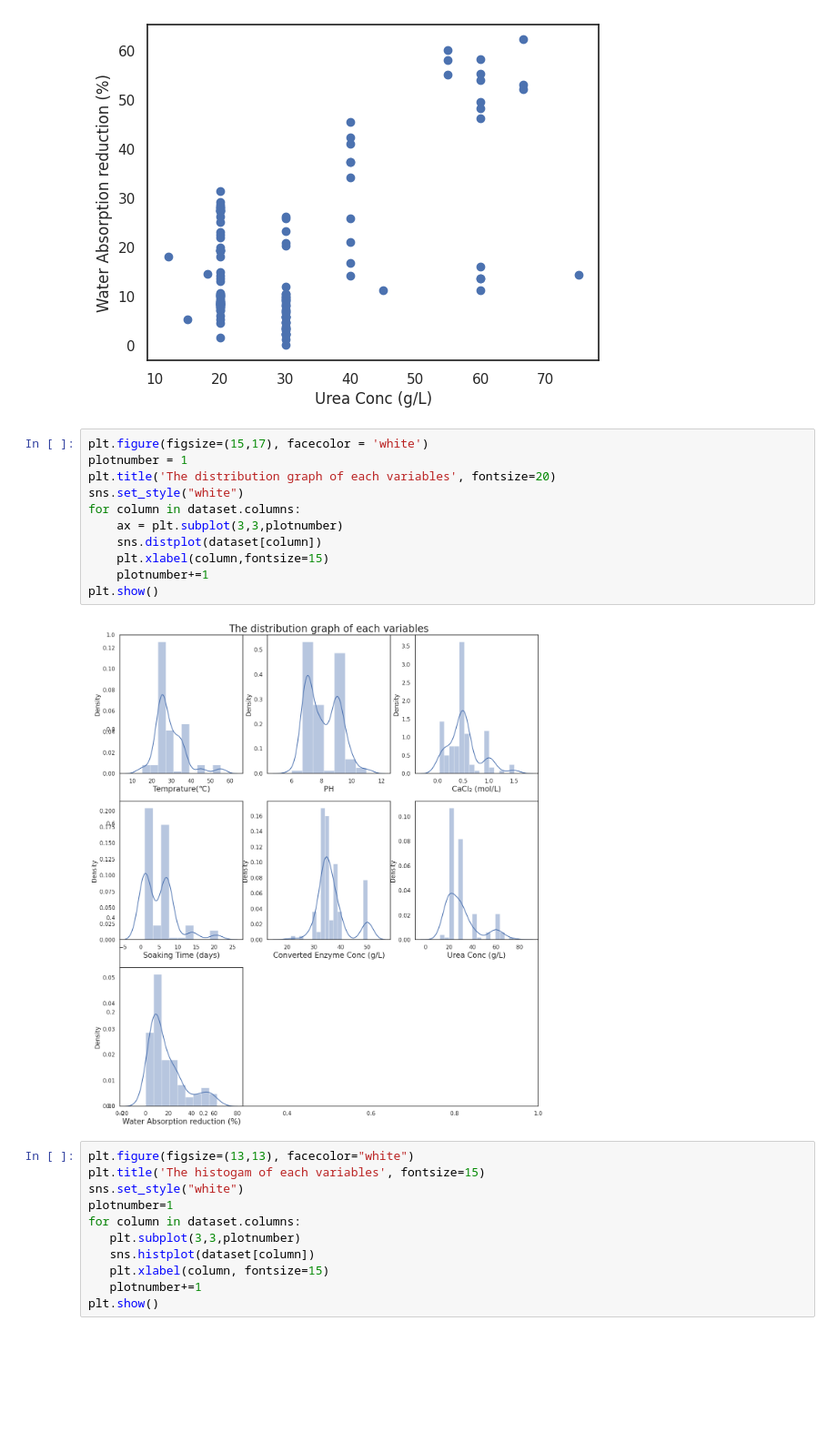
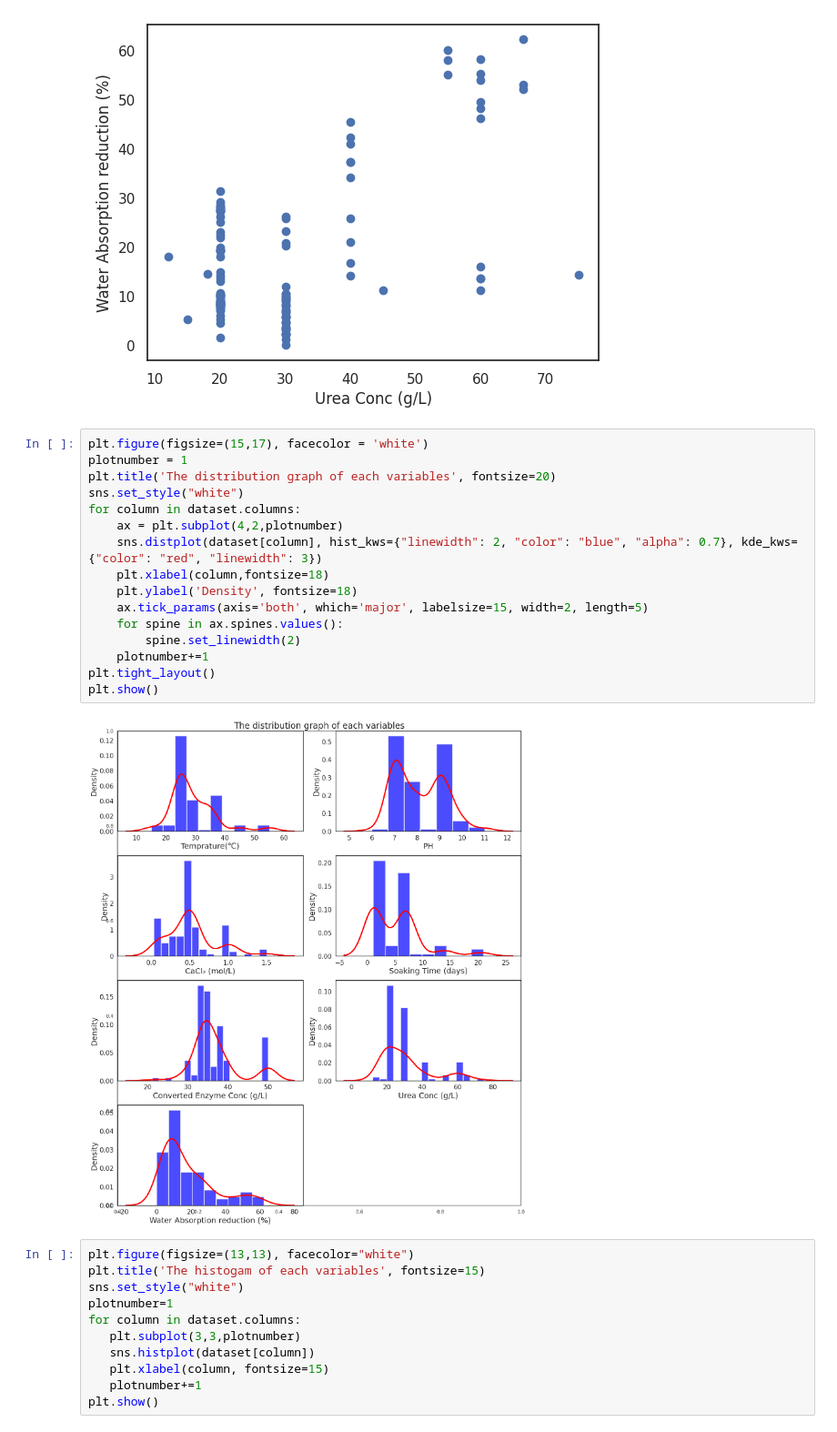
Before and after one commit to teme16alem/Temesgen-Alemayehu-Kassie, a Jupyter notebook: Non augmented ML/1_LReg_Temesgen_A_.ipynb, the cells around one changed output. Shown at 91% size. Drawn from its saved outputs; the diff is of its cells as text; blank space fills up the shorter version.

```diff
--- a/Non augmented ML/1_LReg_Temesgen_A_.ipynb
+++ b/Non augmented ML/1_LReg_Temesgen_A_.ipynb
@@ -134,16 +134,21 @@ plt.show()
 # %%
 plt.figure(figsize=(15,17), facecolor = 'white')
 plotnumber = 1
 plt.title('The distribution graph of each variables', fontsize=20)
 sns.set_style("white")
 for column in dataset.columns:
-    ax = plt.subplot(3,3,plotnumber)
-    sns.distplot(dataset[column])
-    plt.xlabel(column,fontsize=15)
+    ax = plt.subplot(4,2,plotnumber)
+    sns.distplot(dataset[column], hist_kws={"linewidth": 2, "color": "blue", "alpha": 0.7}, kde_kws={"color": "red", "linewidth": 3})
+    plt.xlabel(column,fontsize=18)
+    plt.ylabel('Density', fontsize=18)
+    ax.tick_params(axis='both', which='major', labelsize=15, width=2, length=5)
+    for spine in ax.spines.values():
+        spine.set_linewidth(2)
     plotnumber+=1
+plt.tight_layout()
 plt.show()
 # %% [output]
-[figure, old version]
+[figure, new version]
 # %%
 plt.figure(figsize=(13,13), facecolor="white")
 plt.title('The histogam of each variables', fontsize=15)
```
